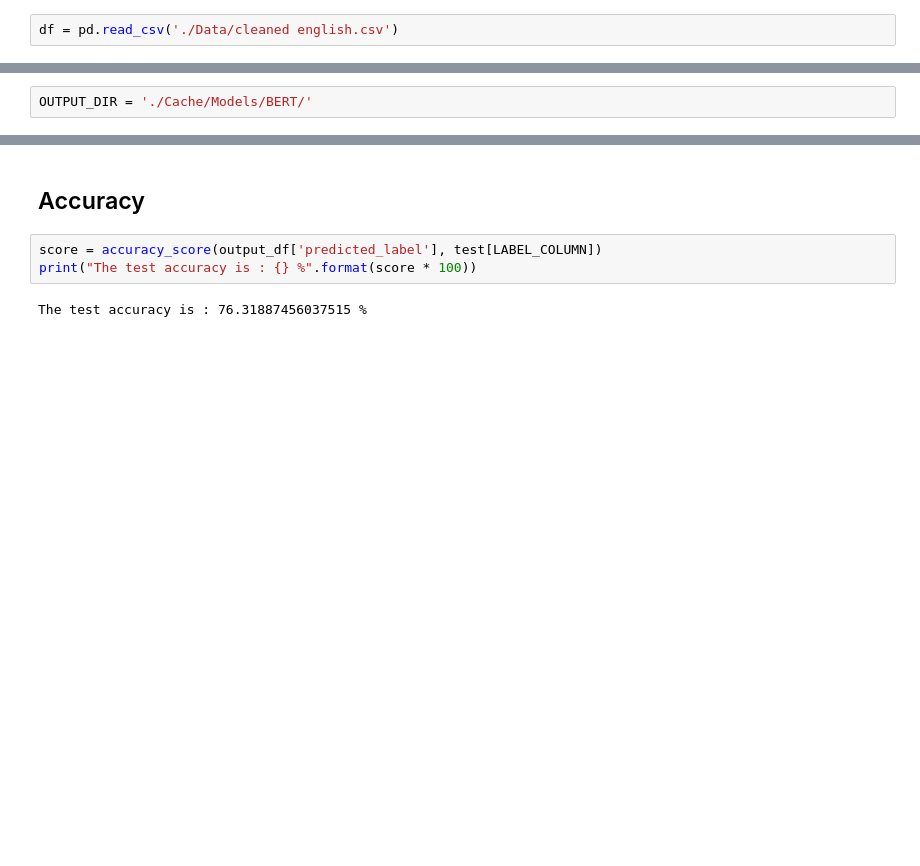
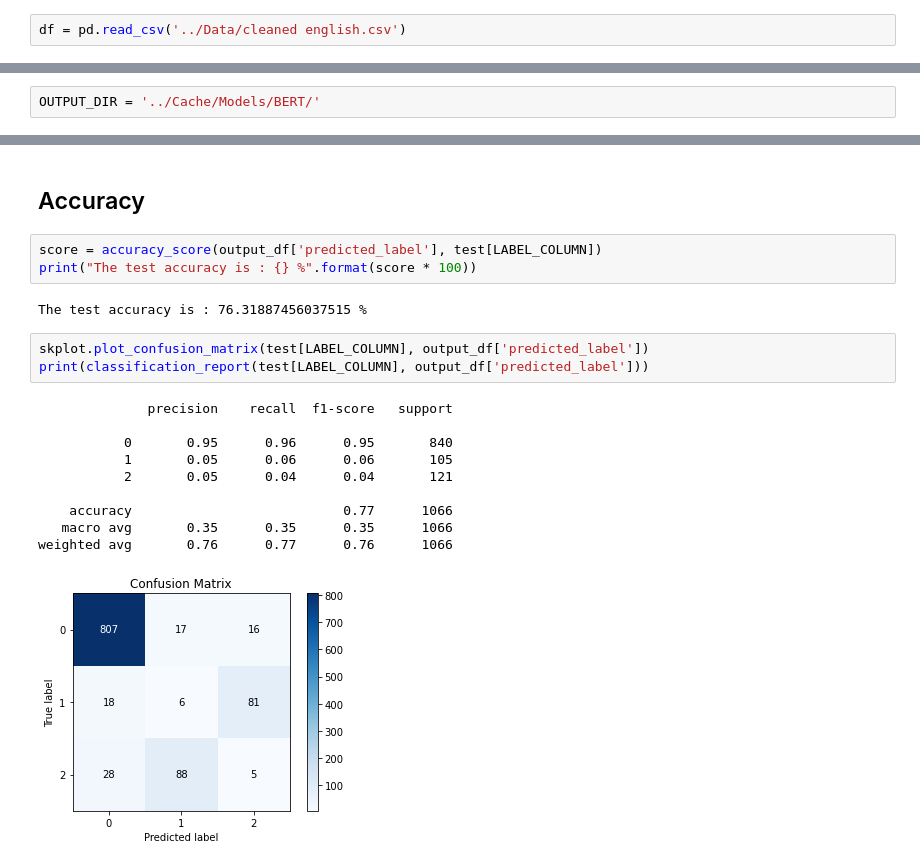
Before and after one commit to rachitsaksena/Multilingual-Agression-Classification, a Jupyter notebook: Data Models/BERT.ipynb, the cells around one changed output, grey strips where cells are left out. Drawn from its saved outputs; the diff is of its cells as text; blank space fills up the shorter version.

Commit message:
BERT ENG

```diff
--- a/Data Models/BERT.ipynb
+++ b/Data Models/BERT.ipynb
@@ -16,5 +19,5 @@ WARNING:tensorflow:From /opt/conda/lib/python3.7/site-packages/bert/optimization
 # %%
-df = pd.read_csv('./Data/cleaned english.csv')
+df = pd.read_csv('../Data/cleaned english.csv')
 # %%
 df
 # %% [output]
@@ -231,7 +234,7 @@ SAVE_SUMMARY_STEPS = 100
 num_train_steps = int(len(train_features) / BATCH_SIZE * NUM_TRAIN_EPOCHS)
 num_warmup_steps = int(num_train_steps * WARMUP_PROPORTION)
 # %%
-OUTPUT_DIR = './Cache/Models/BERT/'
+OUTPUT_DIR = '../Cache/Models/BERT/'
 # %%
 # Specify outpit directory and number of checkpoint steps to save
 run_config = tf.estimator.RunConfig(
@@ -377,3 +380,17 @@ score = accuracy_score(output_df['predicted_label'], test[LABEL_COLUMN])
 print("The test accuracy is : {} %".format(score * 100))
 # %% [output]
 The test accuracy is : 76.31887456037515 %
+# %%
+skplot.plot_confusion_matrix(test[LABEL_COLUMN], output_df['predicted_label'])
+print(classification_report(test[LABEL_COLUMN], output_df['predicted_label']))
+# %% [output]
+              precision    recall  f1-score   support
+
+           0       0.95      0.96      0.95       840
+           1       0.05      0.06      0.06       105
+           2       0.05      0.04      0.04       121
+
+    accuracy                           0.77      1066
+   macro avg       0.35      0.35      0.35      1066
+weighted avg       0.76      0.77      0.76      1066
+[figure, added]
```
Also changed, not shown: parts of 9 cells of this notebook.
